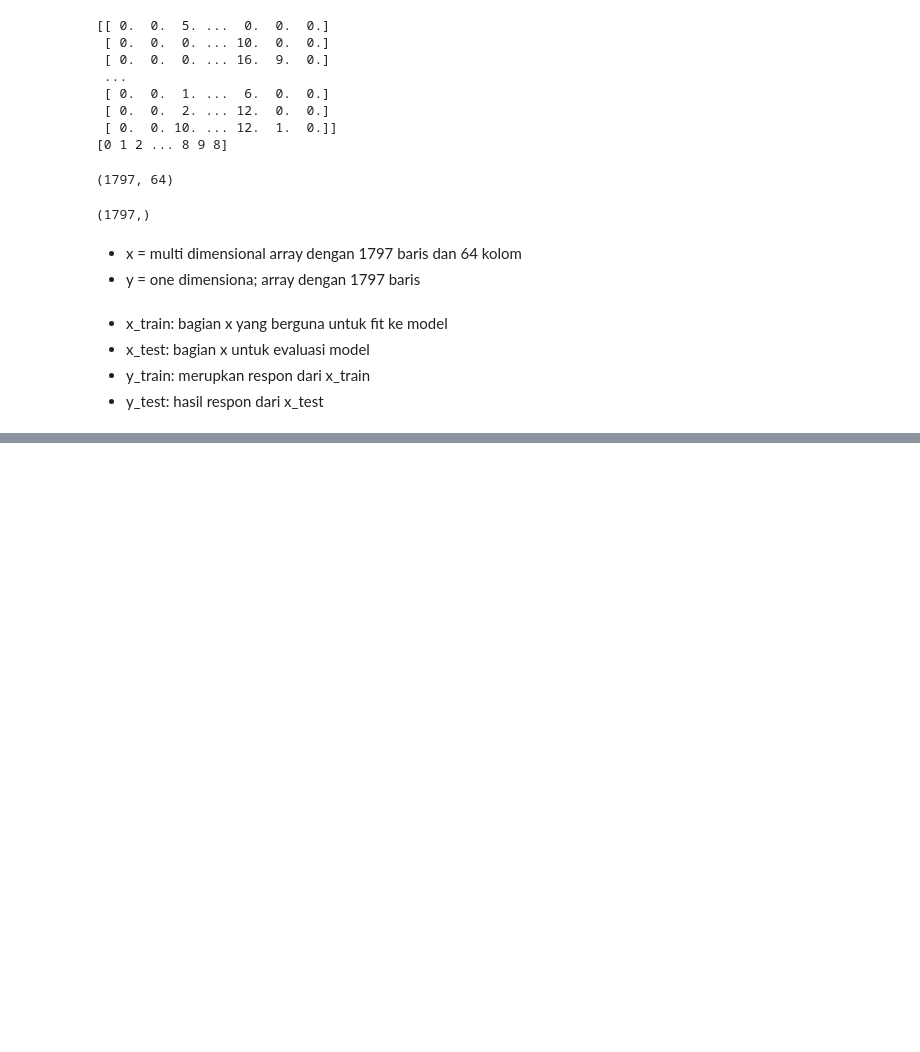
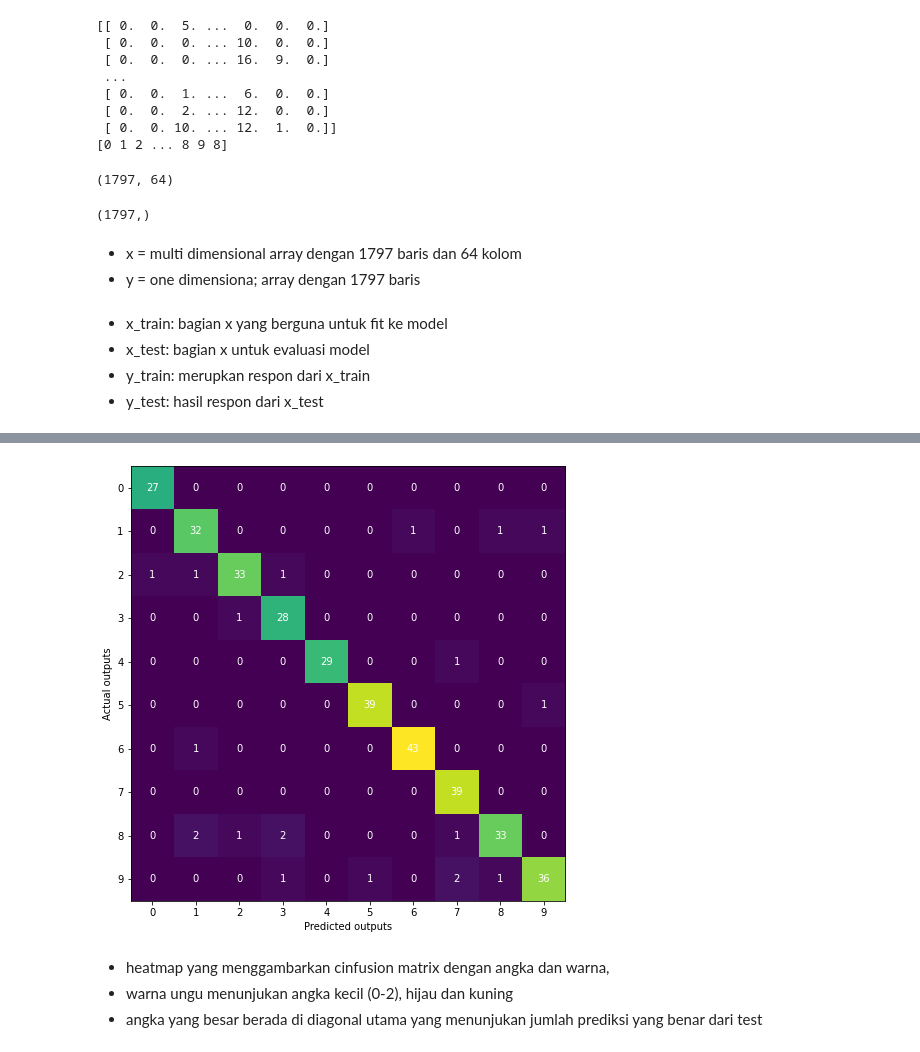
Before and after one commit to ainajefelina/Studi-Independen, a Jupyter notebook: Sesi 12/Summary 1.ipynb, the cells around one changed output, grey strips where cells are left out. Saved outputs shown, nothing was run; the diff lists cells and outputs as text; code cells hidden in the pictures; blank space fills up the shorter version.

```diff
--- a/Sesi 12/Summary 1.ipynb
+++ b/Sesi 12/Summary 1.ipynb
@@ -349,6 +349,8 @@ x_train, x_test, y_train, y_test = train_test_split(x, y, test_size=0.2, random_
 - y_test: hasil respon dari  x_test
 # %%
 ### STEP 2 C : skala data
+scaler = StandardScaler()
+x_train = scaler.fit_transform(x_train)
 # %% [markdown]
 - standarisasi adalah proses untuk mengubah data sehingga mean tiap kolom menjadi sama dengan nol dan SD tiap kolom, sehingga mendapatkan skala yang sama untuk semua kolom
 - langkah - langkah untuk standarisasi data:
@@ -358,0 +362,4 @@ x_train, x_test, y_train, y_test = train_test_split(x, y, test_size=0.2, random_
+# %%
+### STEP 3 : Create a model and Train it
+model= LogisticRegression(solver='liblinear', C=0.05, multi_class='ovr', random_state=0)
+model.fit(x_train, y_train)
@@ -358,0 +381,6 @@ x_train, x_test, y_train, y_test = train_test_split(x, y, test_size=0.2, random_
+# %%
+### STEP 4 : Evaluasi model
+x_test = scaler.transform(x_test)
+y_pred = model.predict(x_test)
+print ('$R^2$ train : ', model.score(x_train, y_train))
+print('$R^2$ test : ', model.score(x_test, y_test))
@@ -358,0 +403,21 @@ x_train, x_test, y_train, y_test = train_test_split(x, y, test_size=0.2, random_
+# %%
+cm = confusion_matrix(y_test, y_pred)
+
+fig, ax = plt.subplots(figsize=(8, 8))
+ax.imshow(cm)
+ax.grid(False)
+ax.set_xlabel('Predicted outputs', color='black')
+ax.set_ylabel('Actual outputs', color='black')
+ax.xaxis.set(ticks=range(10))
+ax.yaxis.set(ticks=range(10))
+ax.set_ylim(9.5, -0.5)
+for i in range(10):
+    for j in range(10):
+        ax.text(j, i, cm[i, j], ha='center', va='center', color='white')
+plt.show()
+# %% [output]
+[figure, added]
+# %% [markdown]
+- heatmap yang menggambarkan cinfusion matrix dengan angka dan warna,
+- warna ungu menunjukan angka kecil (0-2), hijau dan kuning
+- angka yang besar berada di diagonal utama yang menunjukan jumlah prediksi yang benar dari test
```
Also changed, not shown: parts of 31 cells of this notebook, 2 other files.
